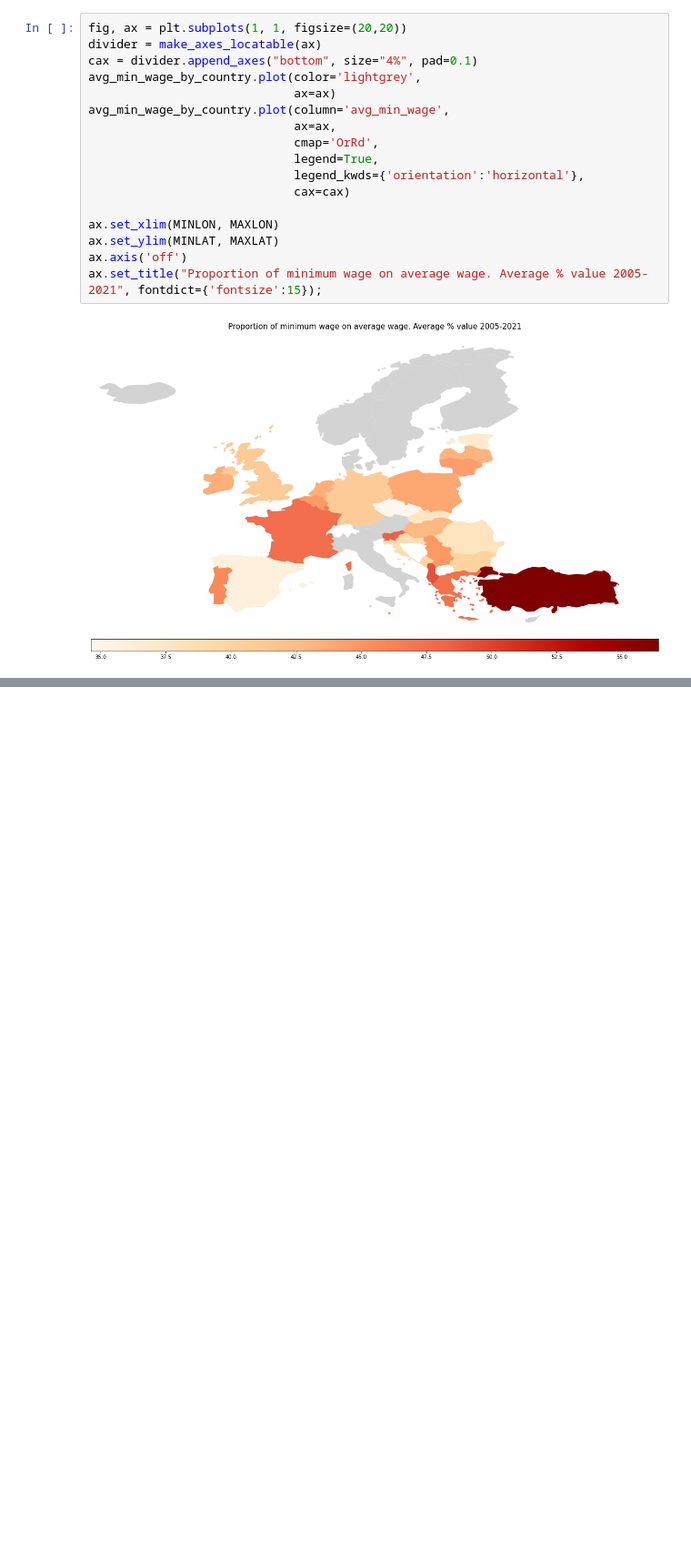
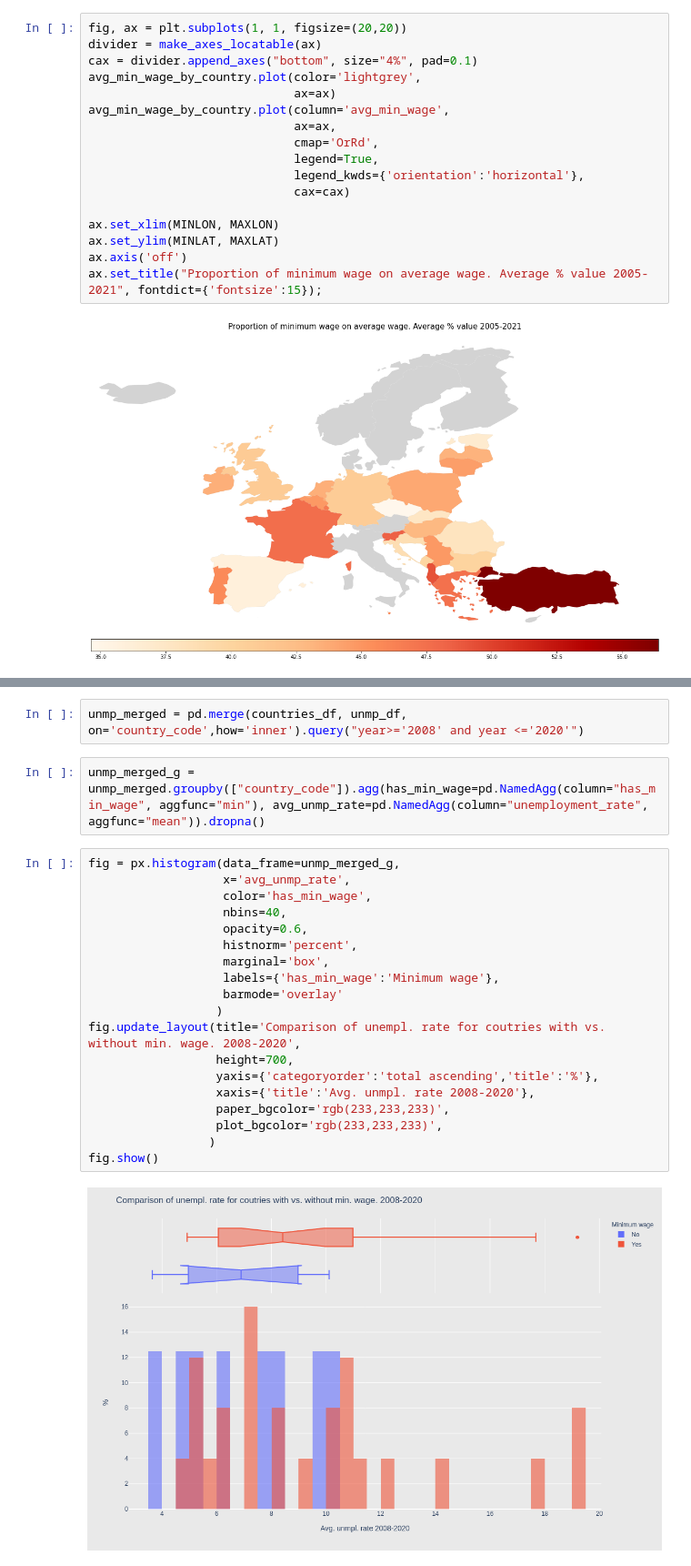
Before and after one commit to MicheleGava/MINWAGE, a Jupyter notebook: final.ipynb, the cells around one changed output, grey strips where cells are left out. Shown at 91% size. Cells and saved outputs as stored; diff of their text form; blank space fills up the shorter version.

```diff
--- a/final.ipynb
+++ b/final.ipynb
@@ -274,0 +289,25 @@ ax.set_title("Proportion of minimum wage on average wage. Average % value 2005-2
+# %%
+unmp_merged = pd.merge(countries_df, unmp_df, on='country_code',how='inner').query("year>='2008' and year <='2020'")
+# %%
+unmp_merged_g = unmp_merged.groupby(["country_code"]).agg(has_min_wage=pd.NamedAgg(column="has_min_wage", aggfunc="min"), avg_unmp_rate=pd.NamedAgg(column="unemployment_rate", aggfunc="mean")).dropna()
+# %%
+fig = px.histogram(data_frame=unmp_merged_g,
+                   x='avg_unmp_rate',
+                   color='has_min_wage',
+                   nbins=40,
+                   opacity=0.6,
+                   histnorm='percent',
+                   marginal='box',
+                   labels={'has_min_wage':'Minimum wage'},
+                   barmode='overlay'
+                  )
+fig.update_layout(title='Comparison of unempl. rate for coutries with vs. without min. wage. 2008-2020',
+                  height=700,
+                  yaxis={'categoryorder':'total ascending','title':'%'},
+                  xaxis={'title':'Avg. unmpl. rate 2008-2020'},
+                  paper_bgcolor='rgb(233,233,233)',
+                  plot_bgcolor='rgb(233,233,233)',
+                 )
+fig.show()
+# %% [output]
+[figure, added]
```
Also changed, not shown: parts of 7 cells of this notebook.
